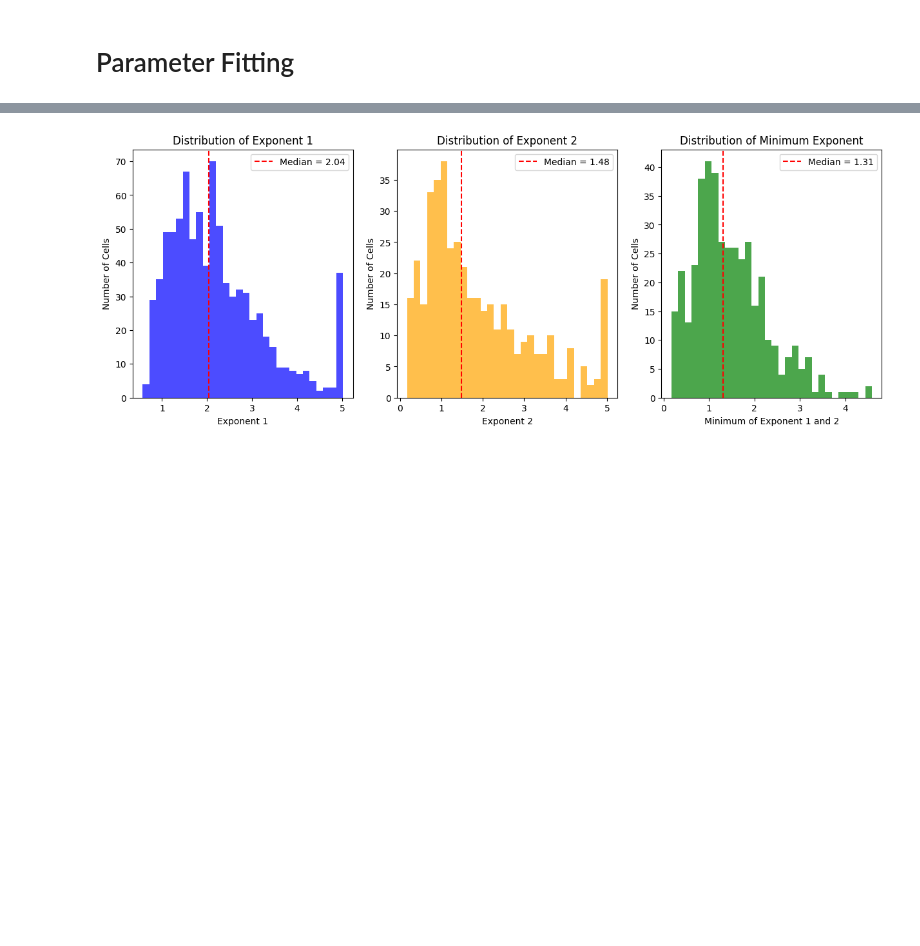
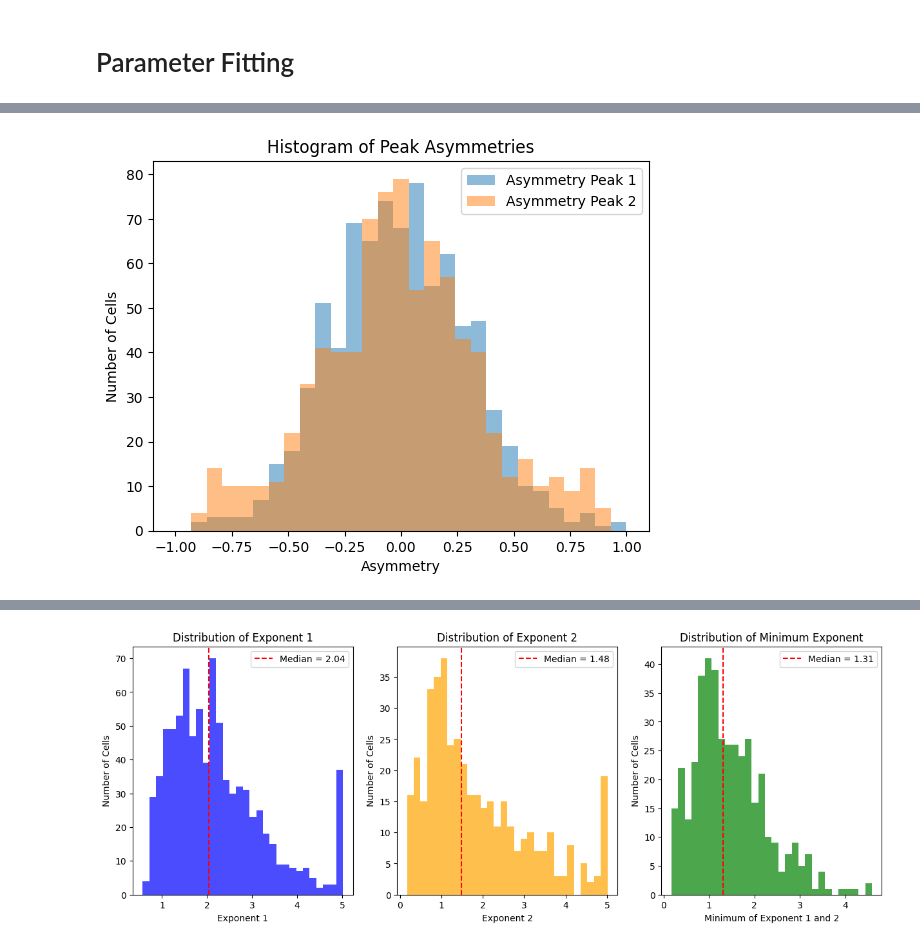
Before and after one commit to reillytilbury/EDGAR, a Jupyter notebook: figures/1A_tuning_curves.ipynb, the cells around one changed output, grey strips where cells are left out. Saved outputs shown, nothing was run; the diff lists cells and outputs as text; code cells hidden in the pictures; blank space fills up the shorter version.

```diff
--- a/figures/1A_tuning_curves.ipynb
+++ b/figures/1A_tuning_curves.ipynb
@@ -610,0 +638,10 @@ Number of cells with R^2 improvement > 0.00 and p_max < 2: 64 out of 847
+# %%
+plt.hist(asym1, bins=np.linspace(-1, 1, 30), alpha=0.5, label='Asymmetry Peak 1')
+plt.hist(asym2, bins=np.linspace(-1, 1, 30), alpha=0.5, label='Asymmetry Peak 2')
+plt.xlabel('Asymmetry')
+plt.ylabel('Number of Cells')
+plt.title('Histogram of Peak Asymmetries')
+plt.legend()
+plt.show()
+# %% [output]
+[figure, added]
```
Also changed, not shown: parts of 17 cells of this notebook, 7 other files.
